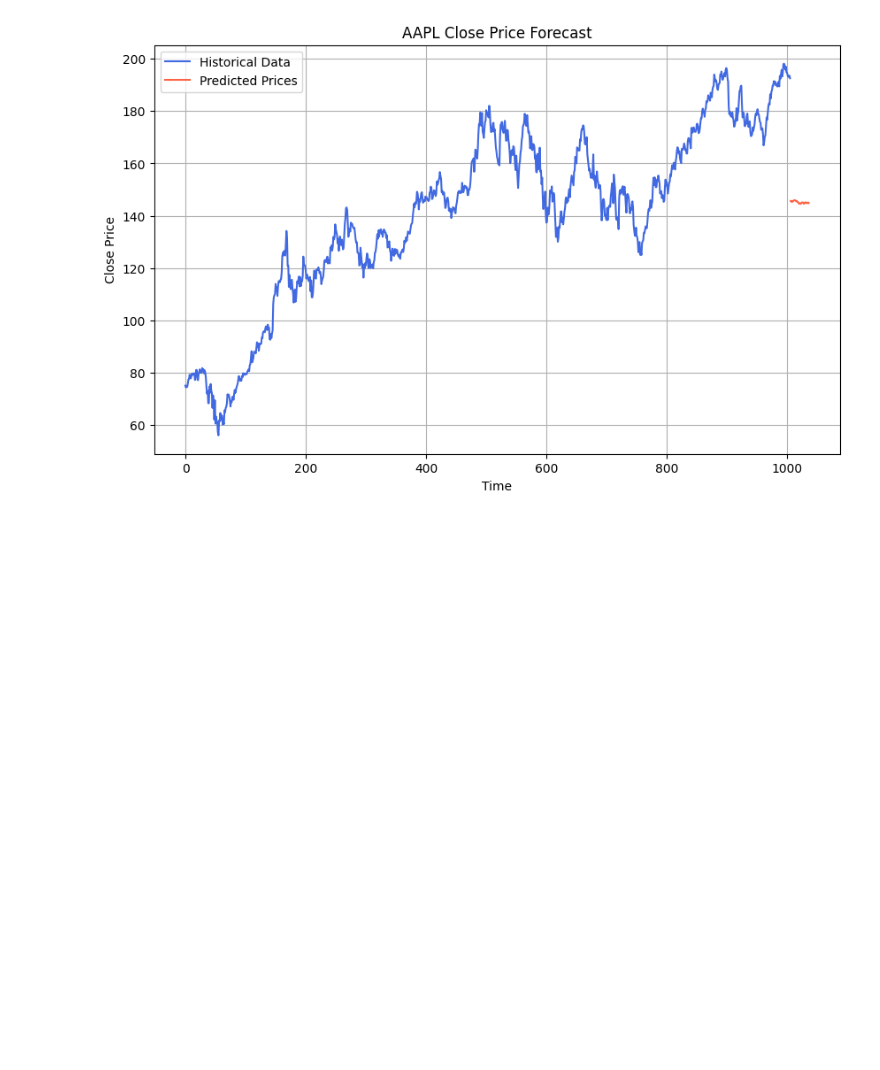
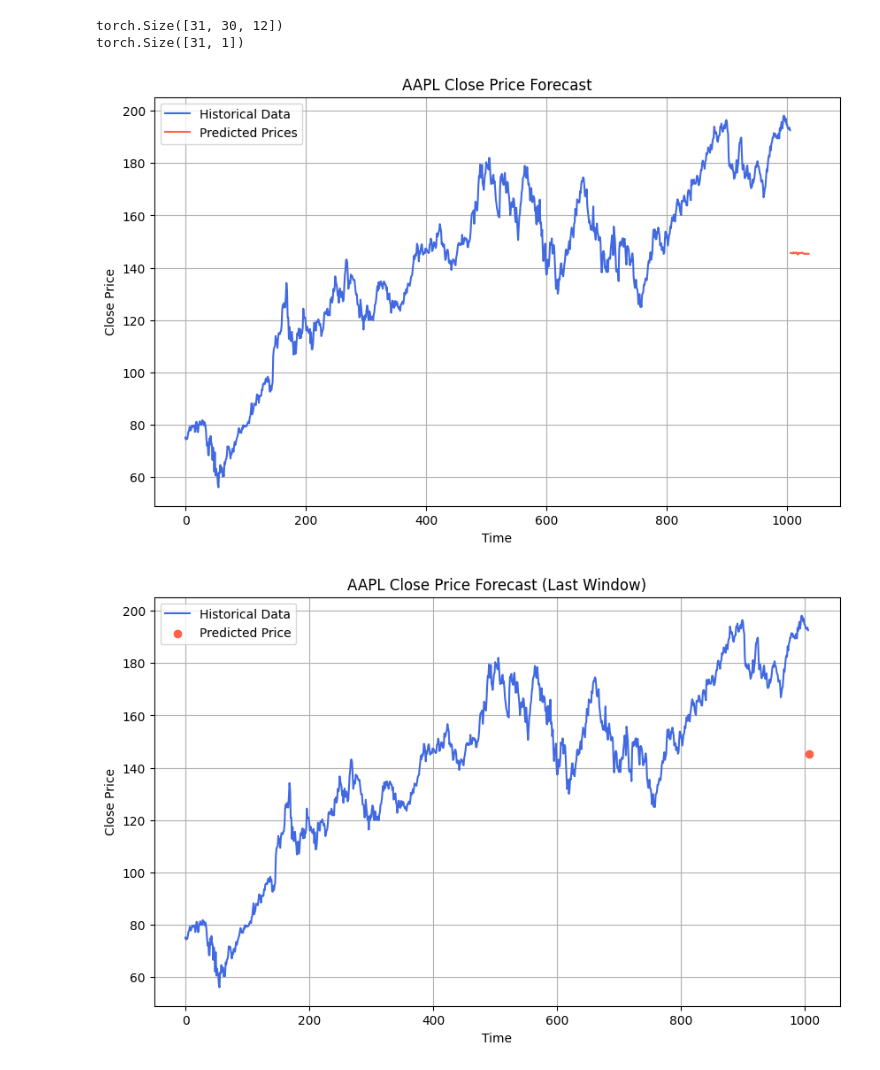
Before and after one commit to JackBstn/Chronos_multivariate, a Jupyter notebook: mv_chronos.ipynb, the cells around one changed output. Cells and saved outputs as stored; diff of their text form; code cells hidden in the pictures; blank space fills up the shorter version.

```diff
--- a/mv_chronos.ipynb
+++ b/mv_chronos.ipynb
@@ -247,18 +274,35 @@ new_covariates = new_data[["Open", "High", "Low", "Volume"]].values
 new_close_prices = new_data["Close"].values
 
 # Genera dati di test con la finestra mobile
-X_test, Y_test = generate_dataset_with_chronos(new_covariates, new_close_prices, pipeline)
-X_test = scaler_x.transform(X_test)
+X_test, Y_test = generate_lstm_dataset_with_chronos(new_covariates, new_close_prices, pipeline)
+
+# Reshape X_test into 2D for scaling
+X_test_2D = X_test.reshape(-1, X_test.shape[2])  # Reshape to (num_samples * window_size, num_features)
+
+# Apply the scaler
+X_test_scaled = scaler_x.transform(X_test_2D)  # Scale the data
+
+# Reshape back to 3D
+X_test = X_test_scaled.reshape(X_test.shape)  # Reshape back to (num_samples, window_size, num_features)
+
 
 # Converti in tensore
 X_test = torch.tensor(X_test, dtype=torch.float32)
 
+X_test = X_test.to(DEVICE) # This line moves X_test to the GPU
+
 model.load_state_dict(torch.load("best_model.pth"))
 model.eval()
+print(X_test.shape)
 with torch.no_grad():
     test_predictions = model(X_test)
+print(test_predictions.shape)
 
-test_predictions_original = scaler_y.inverse_transform(test_predictions)
+# Move predictions to CPU before converting to NumPy
+test_predictions = test_predictions.cpu() # Move the tensor to the CPU
+
+test_predictions_original = scaler_y.inverse_transform(test_predictions.numpy())
+
 
 # Indici temporali per i dati storici e di test
 historical_index = np.arange(len(close_prices))  # Dati storici
@@ -275,4 +319,36 @@ plt.legend()
 plt.grid()
 plt.show()
 # %% [output]
+torch.Size([31, 30, 12])
+torch.Size([31, 1])
 [figure]
+# %%
+# Estrai solo l'ultima finestra di input
+last_window = X_test[-1].unsqueeze(0)  # Prendi l'ultima finestra e aggiungi una dimensione batch
+
+# Previsione sull'ultima finestra
+model.load_state_dict(torch.load("best_model.pth"))
+model.eval()
+with torch.no_grad():
+    last_prediction = model(last_window)
+
+# Trasforma la previsione nella scala originale
+last_prediction_original = scaler_y.inverse_transform(last_prediction.cpu().numpy())
+
+
+# Indici temporali per i dati storici e la previsione dell'ultima finestra
+historical_index = np.arange(len(close_prices))  # Dati storici
+forecast_index = [len(close_prices)]  # Solo l'ultima previsione
+
+# Grafico
+plt.figure(figsize=(10, 6))
+plt.plot(historical_index, close_prices, color="royalblue", label="Historical Data")  # Storici
+plt.scatter(forecast_index, last_prediction_original, color="tomato", label="Predicted Price", zorder=5)  # Ultima previsione
+plt.title(f"{symbol} Close Price Forecast (Last Window)")
+plt.xlabel("Time")
+plt.ylabel("Close Price")
+plt.legend()
+plt.grid()
+plt.show()
+# %% [output]
+[figure, added]
```
Also changed, not shown: parts of 4 cells of this notebook.
